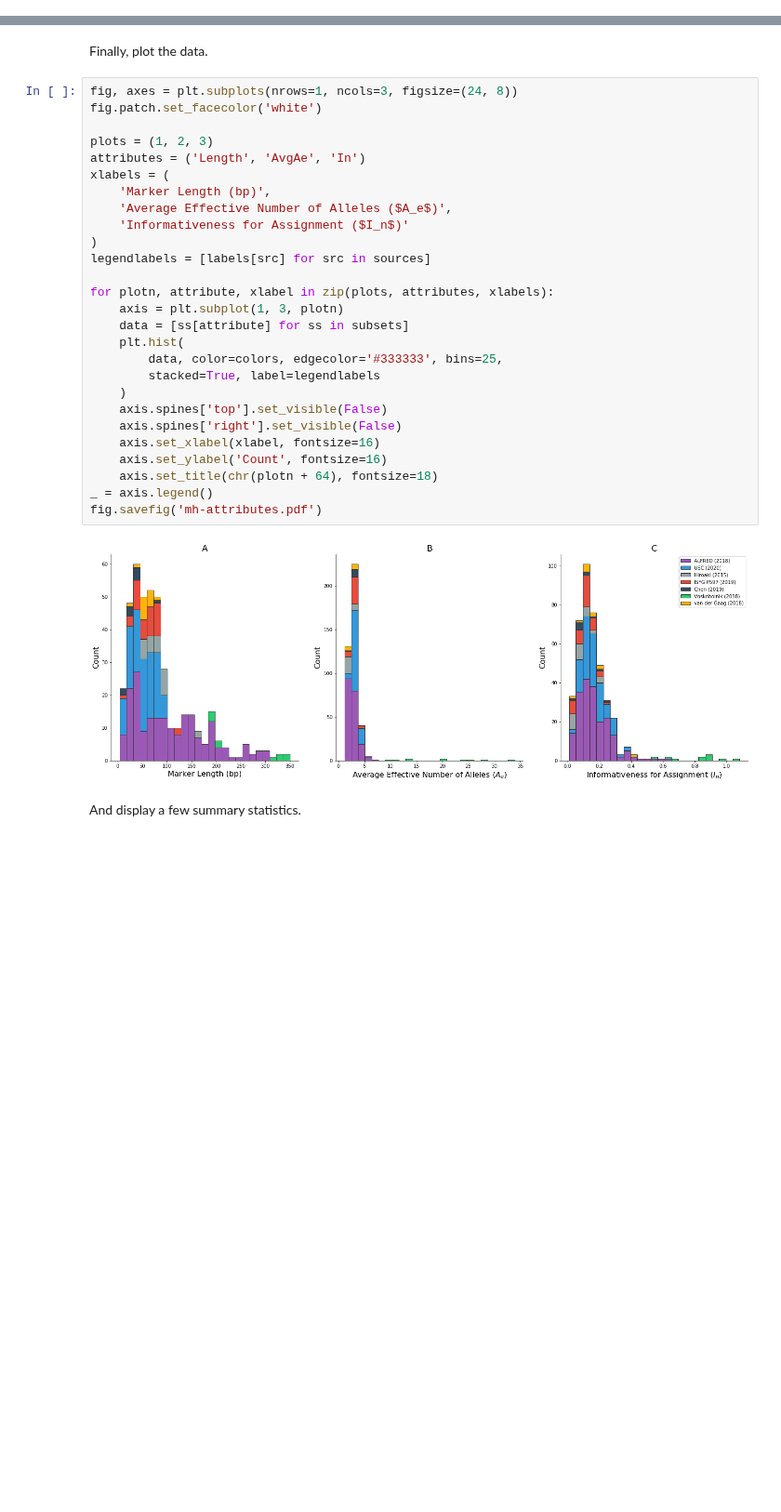
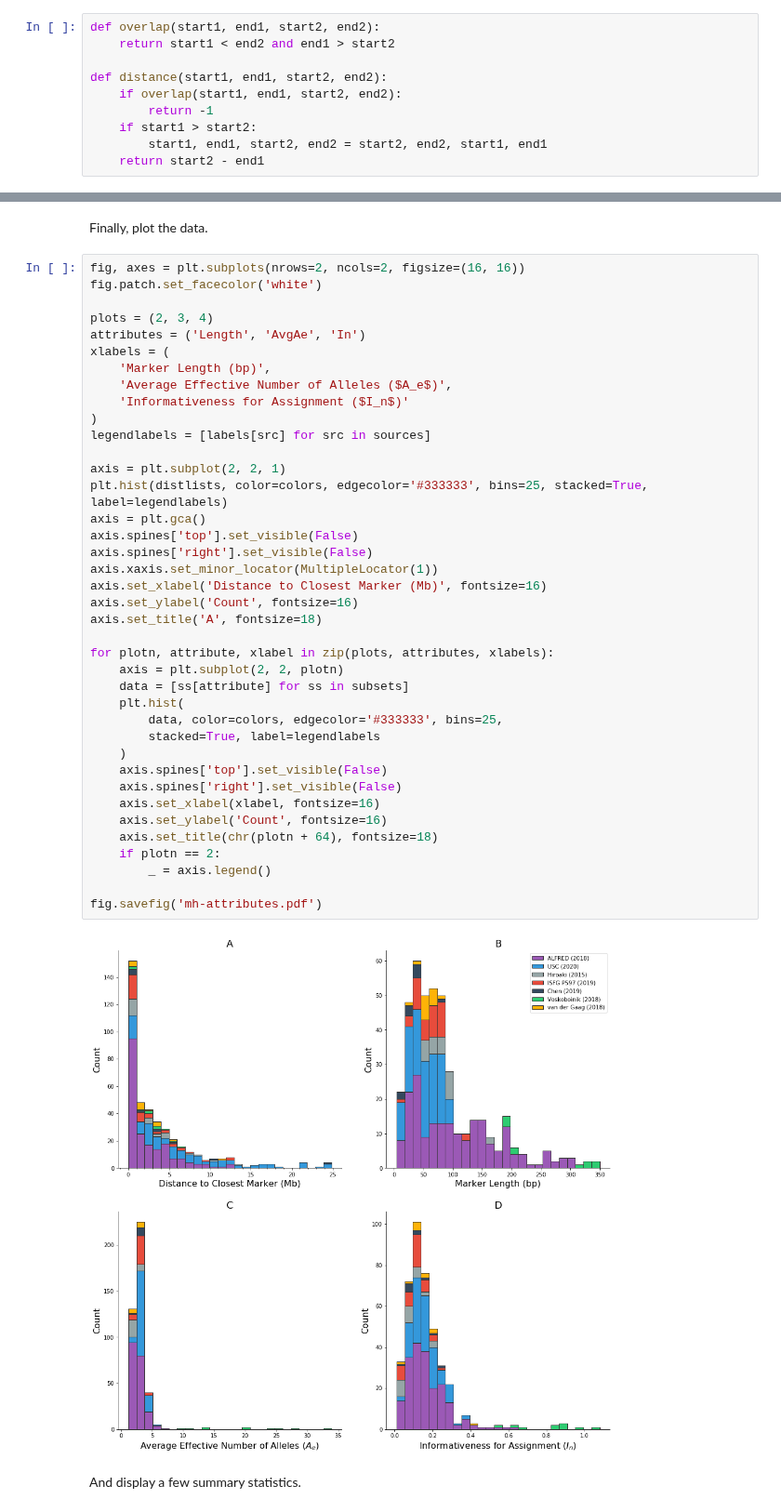
Before and after one commit to bioforensics/MicroHapDB, a Jupyter notebook: notebooks/marker-attributes.ipynb, the cells around one changed output, grey strips where cells are left out. Shown at 93% size. Saved outputs shown, nothing was run; the diff lists cells and outputs as text; blank space fills up the shorter version.

```diff
--- a/notebooks/marker-attributes.ipynb
+++ b/notebooks/marker-attributes.ipynb
@@ -45,0 +50,10 @@ subsets = [m[m.Source == src] for src in sources]
+# %%
+def overlap(start1, end1, start2, end2):
+    return start1 < end2 and end1 > start2
+
+def distance(start1, end1, start2, end2):
+    if overlap(start1, end1, start2, end2):
+        return -1
+    if start1 > start2:
+        start1, end1, start2, end2 = start2, end2, start1, end1
+    return start2 - end1
@@ -46,34 +86,46 @@ subsets = [m[m.Source == src] for src in sources]
 # %% [markdown]
 Finally, plot the data.
 # %%
-fig, axes = plt.subplots(nrows=1, ncols=3, figsize=(24, 8))
+fig, axes = plt.subplots(nrows=2, ncols=2, figsize=(16, 16))
 fig.patch.set_facecolor('white')
 
-plots = (1, 2, 3)
+plots = (2, 3, 4)
 attributes = ('Length', 'AvgAe', 'In')
 xlabels = (
     'Marker Length (bp)',
     'Average Effective Number of Alleles ($A_e$)',
     'Informativeness for Assignment ($I_n$)'
 )
 legendlabels = [labels[src] for src in sources]
 
+axis = plt.subplot(2, 2, 1)
+plt.hist(distlists, color=colors, edgecolor='#333333', bins=25, stacked=True, label=legendlabels)
+axis = plt.gca()
+axis.spines['top'].set_visible(False)
+axis.spines['right'].set_visible(False)
+axis.xaxis.set_minor_locator(MultipleLocator(1))
+axis.set_xlabel('Distance to Closest Marker (Mb)', fontsize=16)
+axis.set_ylabel('Count', fontsize=16)
+axis.set_title('A', fontsize=18)
+
 for plotn, attribute, xlabel in zip(plots, attributes, xlabels):
-    axis = plt.subplot(1, 3, plotn)
+    axis = plt.subplot(2, 2, plotn)
     data = [ss[attribute] for ss in subsets]
     plt.hist(
         data, color=colors, edgecolor='#333333', bins=25,
         stacked=True, label=legendlabels
     )
     axis.spines['top'].set_visible(False)
     axis.spines['right'].set_visible(False)
     axis.set_xlabel(xlabel, fontsize=16)
     axis.set_ylabel('Count', fontsize=16)
     axis.set_title(chr(plotn + 64), fontsize=18)
-_ = axis.legend()
+    if plotn == 2:
+        _ = axis.legend()
+
 fig.savefig('mh-attributes.pdf')
 # %% [output]
-[figure, old version]
+[figure, new version]
 # %% [markdown]
 And display a few summary statistics.
 # %%
```
Also changed, not shown: parts of 20 cells of this notebook, 7 other files.
